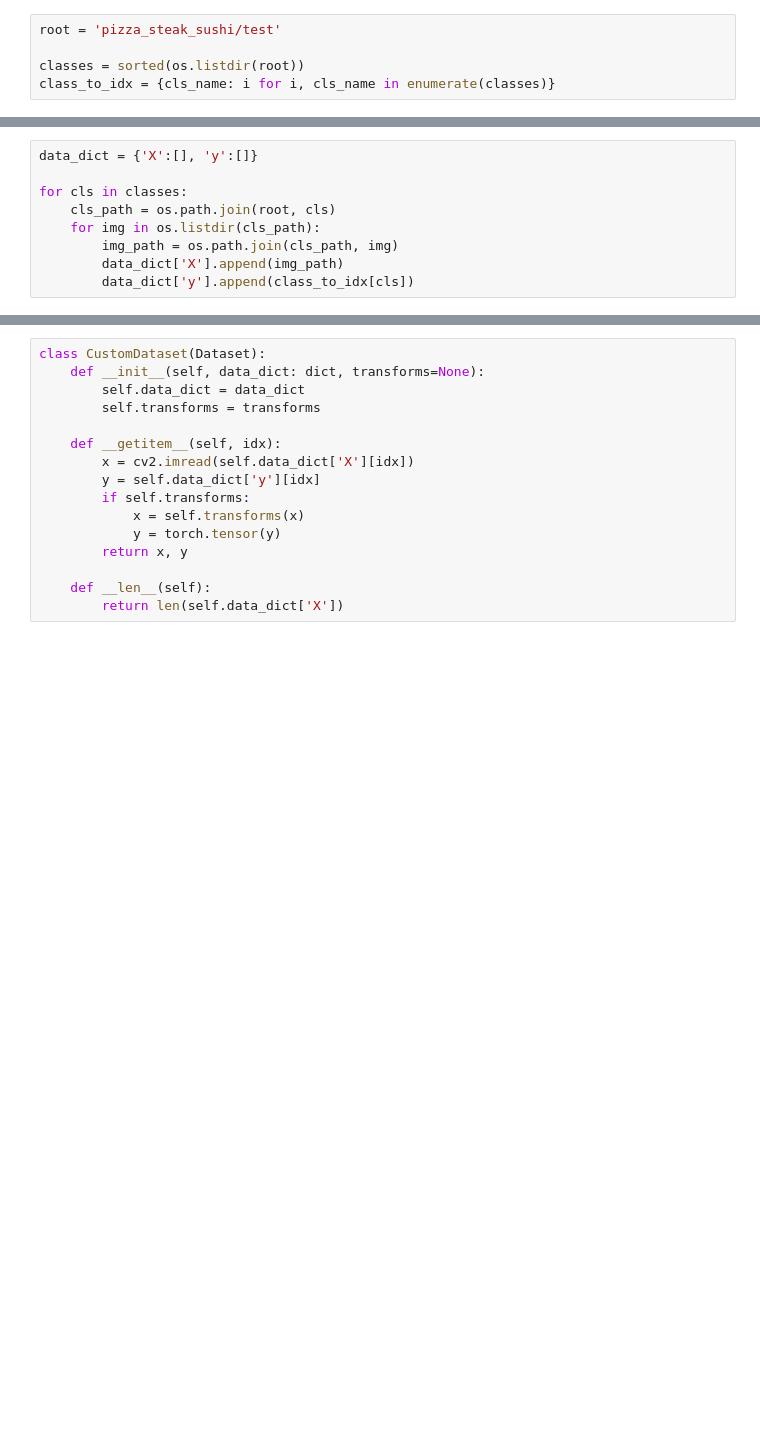
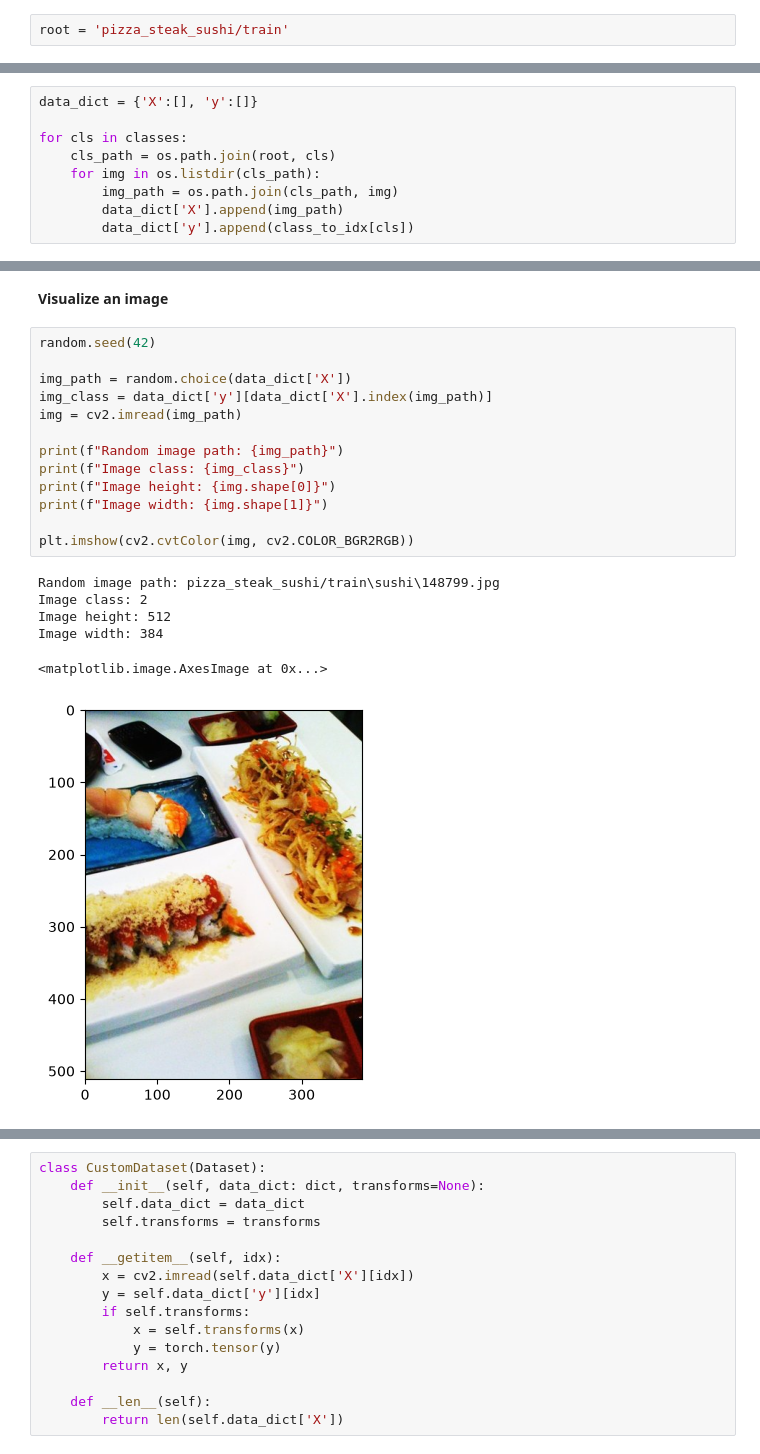
Before and after one commit to kthrynlgh/martinito-ds-portfolio, a Jupyter notebook: lab-activities/lab-exercise-06.ipynb, the cells around one changed output, grey strips where cells are left out. Saved outputs shown, nothing was run; the diff lists cells and outputs as text; blank space fills up the shorter version.

```diff
--- a/lab-activities/lab-exercise-06.ipynb
+++ b/lab-activities/lab-exercise-06.ipynb
@@ -37,7 +70,4 @@ os.listdir('pizza_steak_sushi/test')
 # %% [output]
 ['pizza', 'steak', 'sushi']
 # %%
-root = 'pizza_steak_sushi/test'
-
-classes = sorted(os.listdir(root))
-class_to_idx = {cls_name: i for i, cls_name in enumerate(classes)}
+root = 'pizza_steak_sushi/train'
@@ -56,0 +110,22 @@ for cls in classes:
+# %% [markdown]
+**Visualize an image**
+# %%
+random.seed(42)
+
+img_path = random.choice(data_dict['X'])
+img_class = data_dict['y'][data_dict['X'].index(img_path)]
+img = cv2.imread(img_path)
+
+print(f"Random image path: {img_path}")
+print(f"Image class: {img_class}")
+print(f"Image height: {img.shape[0]}")
+print(f"Image width: {img.shape[1]}")
+
+plt.imshow(cv2.cvtColor(img, cv2.COLOR_BGR2RGB))
+# %% [output]
+Random image path: pizza_steak_sushi/train\sushi\148799.jpg
+Image class: 2
+Image height: 512
+Image width: 384
+<matplotlib.image.AxesImage at 0x...>
+[figure, added]
```
Also changed, not shown: parts of 25 cells of this notebook.
